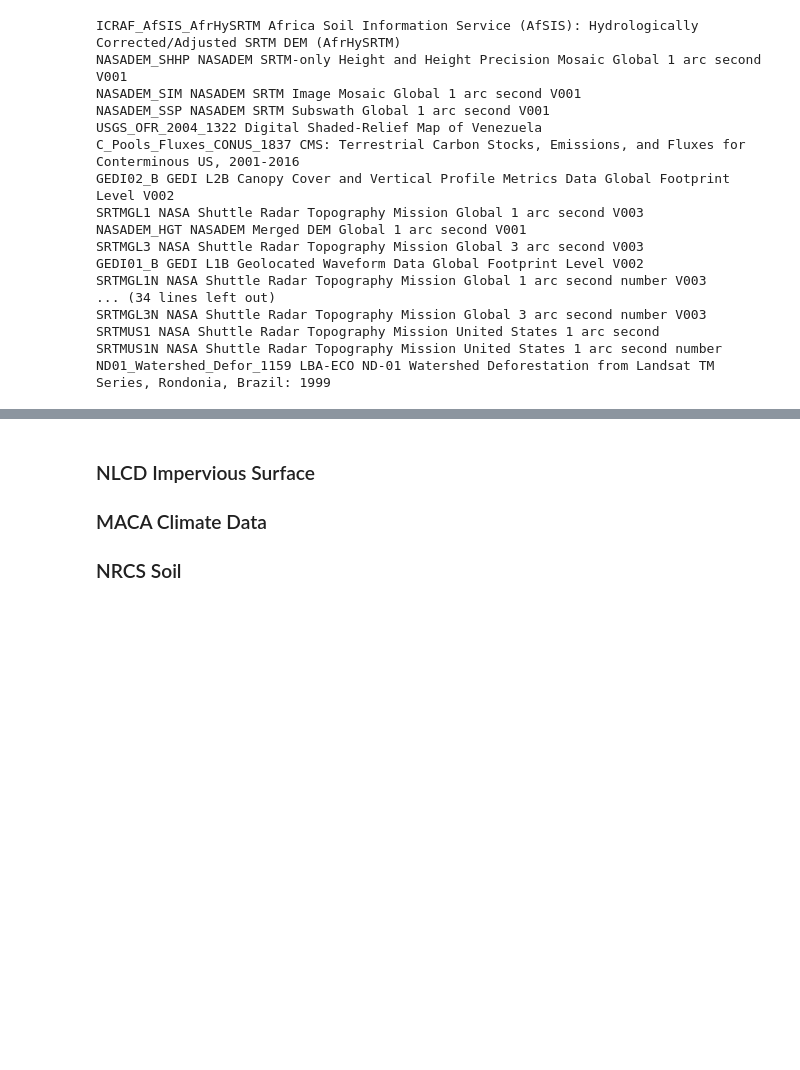
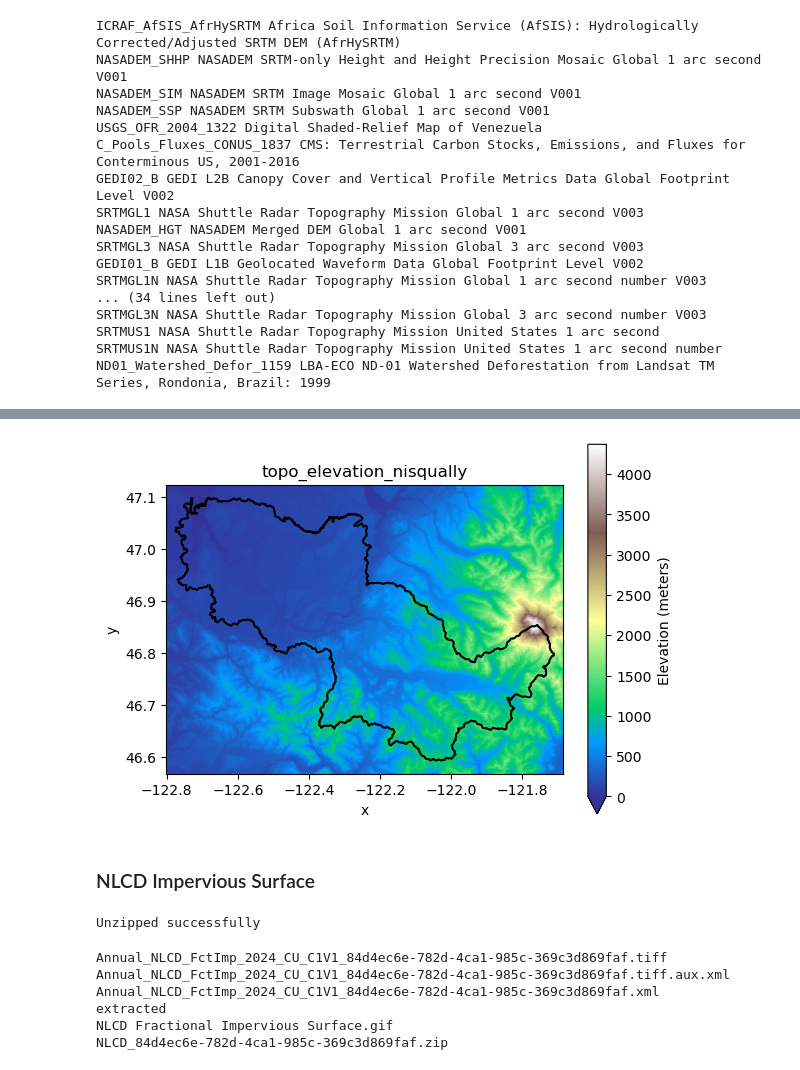
Before and after one commit to nym-veach/surface-runoff-susceptibility-model, a Jupyter notebook: notebooks/01-download-data.ipynb, the cells around one changed output, grey strips where cells are left out. Saved outputs shown, nothing was run; the diff lists cells and outputs as text; code cells hidden in the pictures; blank space fills up the shorter version.

Commit message:
downloaded nlcd impervious surface data

```diff
--- a/notebooks/01-download-data.ipynb
+++ b/notebooks/01-download-data.ipynb
@@ -239,4 +284,17 @@ else:
+# %%
+# Plot with limits for better visualization
+nisqually_srtm_da.plot(
+    cmap="terrain",
+    vmin=0,
+    vmax=float(nisqually_srtm_da.max()),
+    cbar_kwargs={"label": "Elevation (meters)"}
+)
+
+# Add watershed boundary
+nisqually_gdf.boundary.plot(ax=plt.gca(), color="black")
+plt.title("topo_elevation_nisqually")
+plt.show()
+# %% [output]
+[figure, added]
 # %% [markdown]
 ### NLCD Impervious Surface
-### MACA Climate Data
-### NRCS Soil
@@ -242,0 +303,23 @@ else:
+# %%
+# Path to zip file
+zip_path = os.path.join(impervious_dir, "NLCD_84d4ec6e-782d-4ca1-985c-369c3d869faf.zip")
+
+# Unzip to the same directory
+with zipfile.ZipFile(zip_path, "r") as z:
+    z.extractall(impervious_dir)
+
+# Check the extracted files
+print("Unzipped successfully")
+# %% [output]
+Unzipped successfully
+# %%
+# List the files in the impervious directory to see the extracted contents
+for file in os.listdir(impervious_dir):
+    print(file)
+# %% [output]
+Annual_NLCD_FctImp_2024_CU_C1V1_84d4ec6e-782d-4ca1-985c-369c3d869faf.tiff
+Annual_NLCD_FctImp_2024_CU_C1V1_84d4ec6e-782d-4ca1-985c-369c3d869faf.tiff.aux.xml
+Annual_NLCD_FctImp_2024_CU_C1V1_84d4ec6e-782d-4ca1-985c-369c3d869faf.xml
+extracted
+NLCD Fractional Impervious Surface.gif
+NLCD_84d4ec6e-782d-4ca1-985c-369c3d869faf.zip
```
Also changed, not shown: parts of 9 cells of this notebook.
